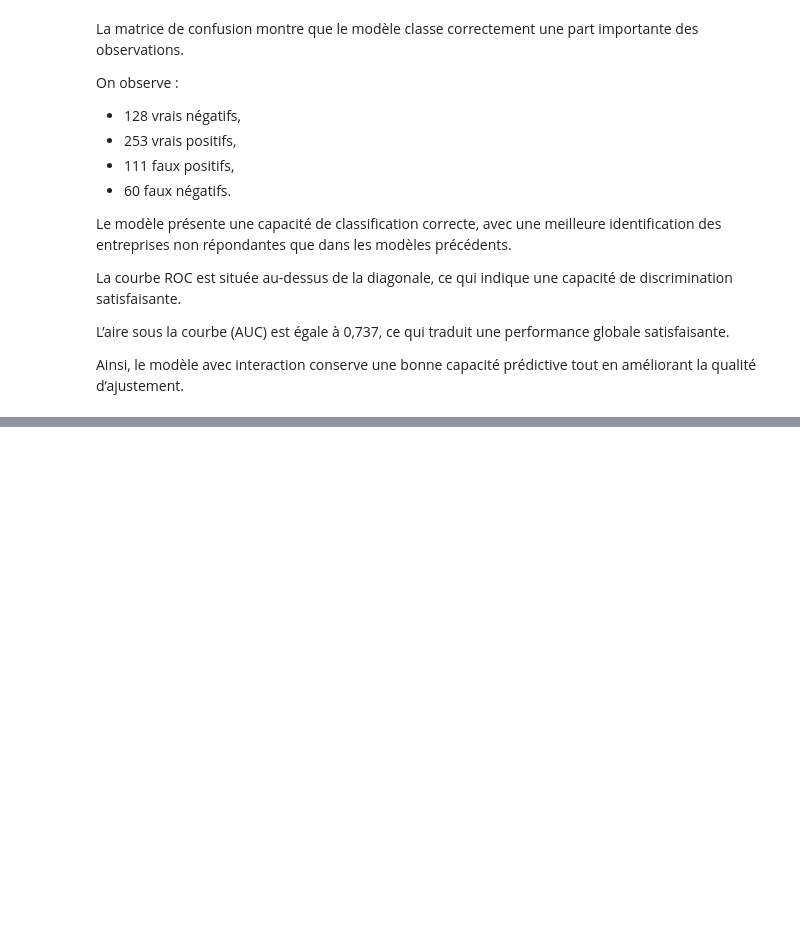
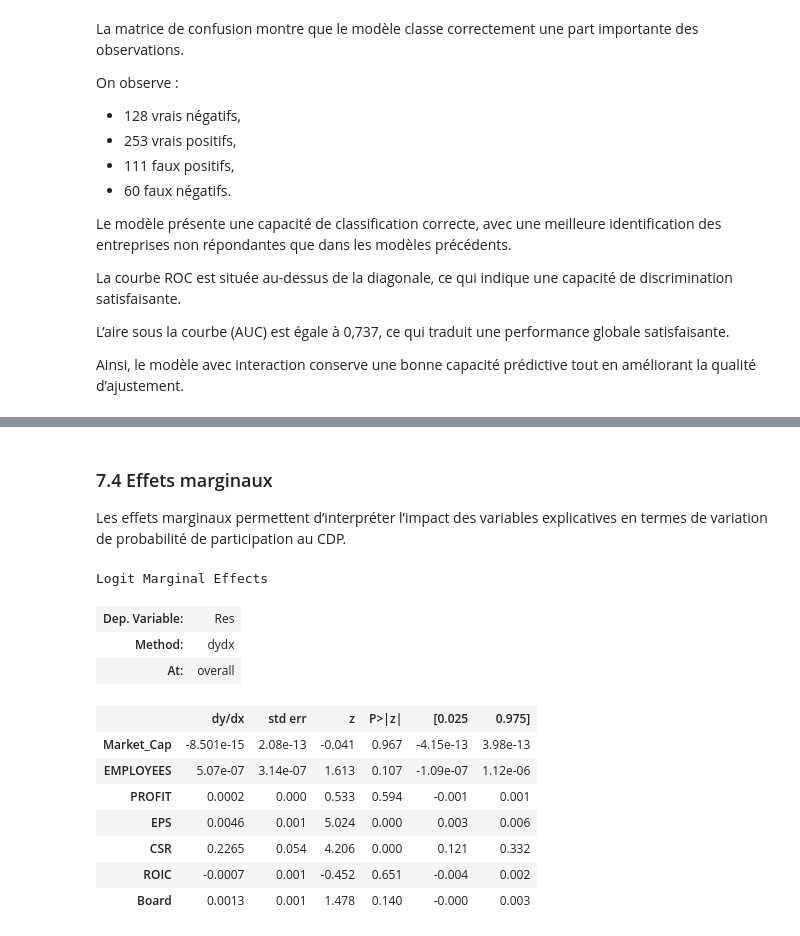
Before and after one commit to BEN-Muhammad/cdp-project, a Jupyter notebook: notebooks/partie2_CDP.ipynb, the cells around one changed output, grey strips where cells are left out. Cells and saved outputs as stored; diff of their text form; code cells hidden in the pictures; blank space fills up the shorter version.

```diff
--- a/notebooks/partie2_CDP.ipynb
+++ b/notebooks/partie2_CDP.ipynb
@@ -1138,0 +1292,19 @@ Ainsi, le modèle avec interaction conserve une bonne capacité prédictive tout
+# %% [markdown]
+### 7.4 Effets marginaux
+
+Les effets marginaux permettent d’interpréter l’impact des variables explicatives en termes de variation de probabilité de participation au CDP.
+# %%
+model_full.get_margeff().summary()
+# %% [output]
+Logit Marginal Effects
+| Dep. Variable: | Res |
+| Method: | dydx |
+| At: | overall |
+|  | dy/dx | std err | z | P>|z| | [0.025 | 0.975] |
+| Market_Cap | -8.501e-15 | 2.08e-13 | -0.041 | 0.967 | -4.15e-13 | 3.98e-13 |
+| EMPLOYEES | 5.07e-07 | 3.14e-07 | 1.613 | 0.107 | -1.09e-07 | 1.12e-06 |
+| PROFIT | 0.0002 | 0.000 | 0.533 | 0.594 | -0.001 | 0.001 |
+| EPS | 0.0046 | 0.001 | 5.024 | 0.000 | 0.003 | 0.006 |
+| CSR | 0.2265 | 0.054 | 4.206 | 0.000 | 0.121 | 0.332 |
+| ROIC | -0.0007 | 0.001 | -0.452 | 0.651 | -0.004 | 0.002 |
+| Board | 0.0013 | 0.001 | 1.478 | 0.140 | -0.000 | 0.003 |
```
Also changed, not shown: parts of 31 cells of this notebook, 1 other file.
